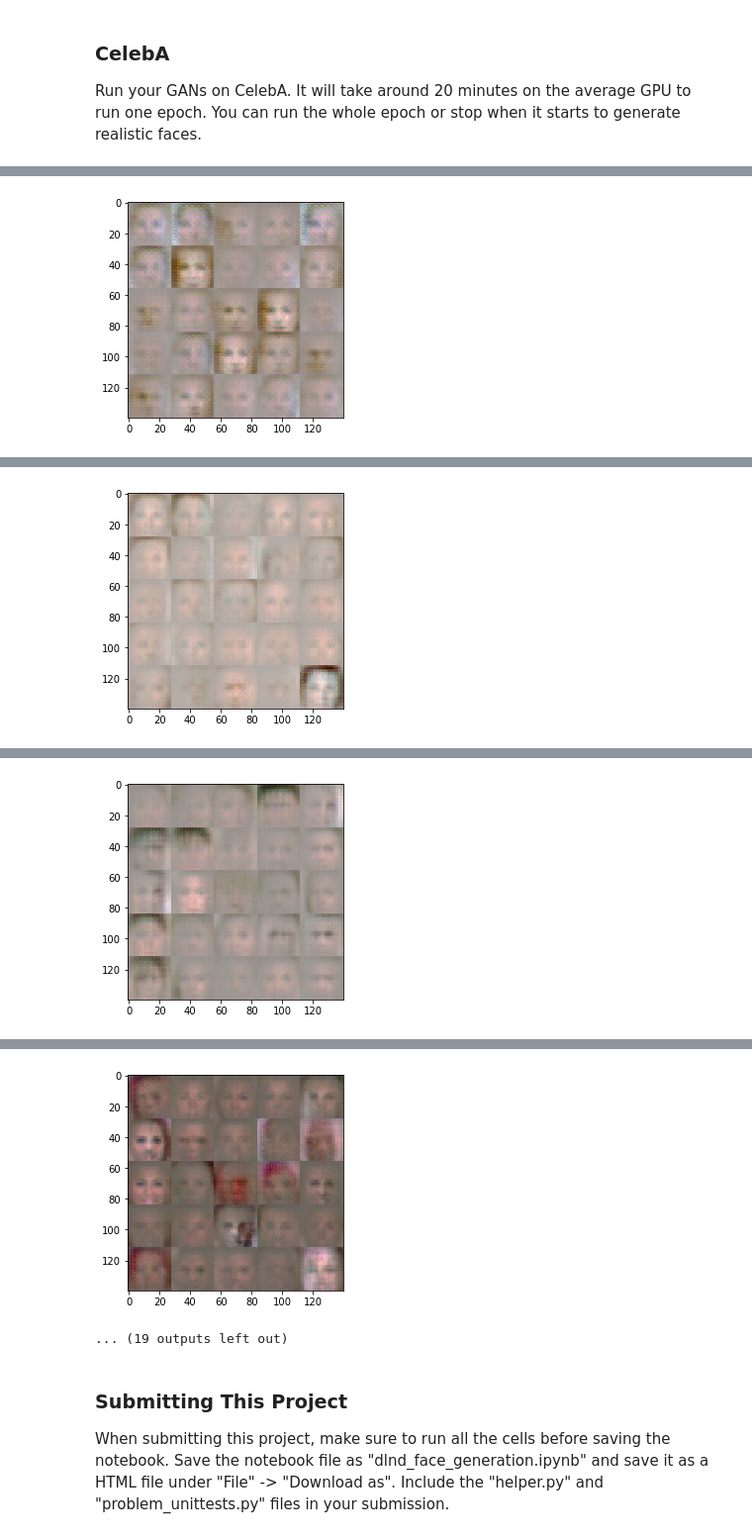
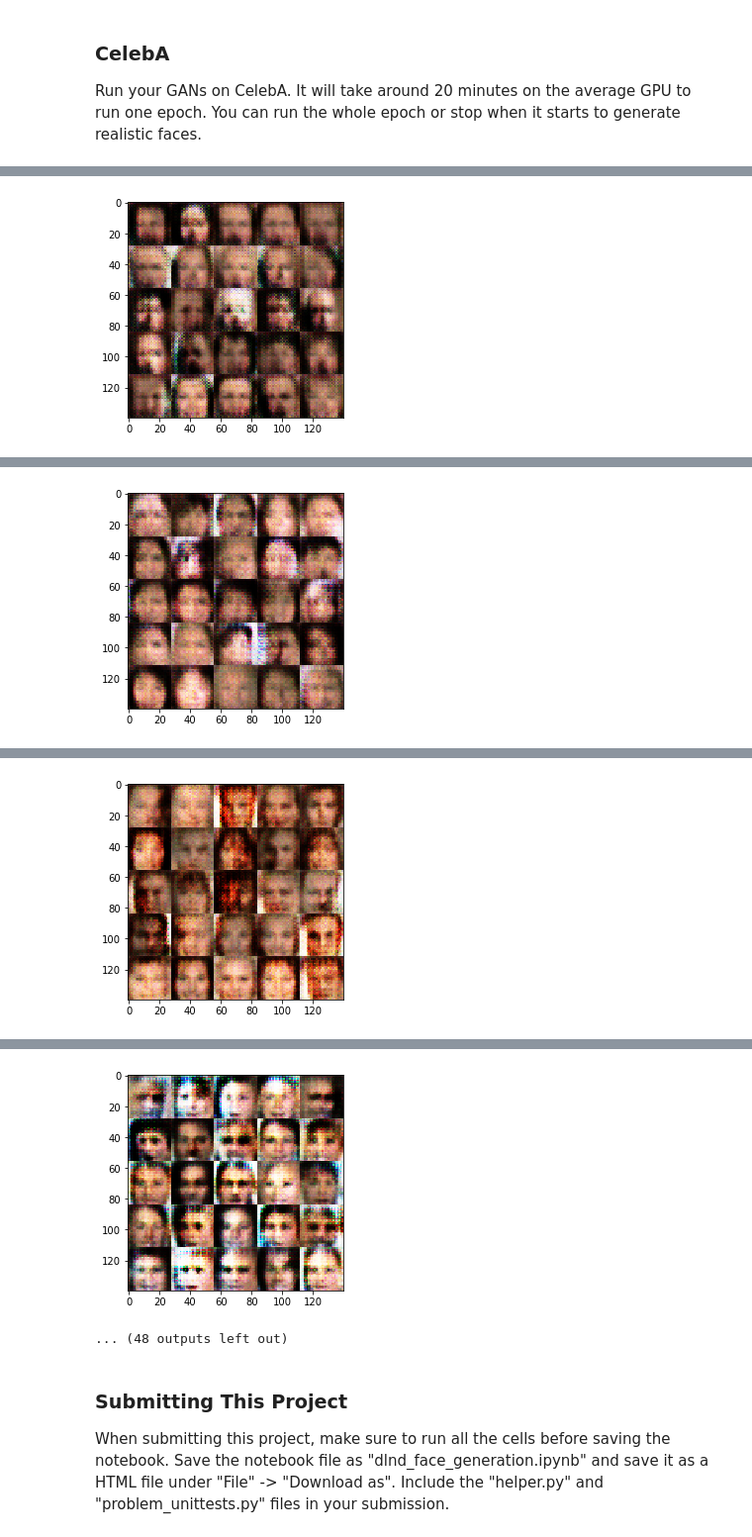
Before and after one commit to KECB/face-generation, a Jupyter notebook: dlnd_face_generation.ipynb, the cells around one changed output, grey strips where cells are left out. Shown at 99% size. Drawn from its saved outputs; the diff is of its cells as text; code cells hidden in the pictures.

```diff
--- a/dlnd_face_generation.ipynb
+++ b/dlnd_face_generation.ipynb
@@ -139,7 +139,7 @@ Tests Passed
 ### Discriminator
 Implement `discriminator` to create a discriminator neural network that discriminates on `images`.  This function should be able to reuse the variabes in the neural network.  Use [`tf.variable_scope`](https://www.tensorflow.org/api_docs/python/tf/variable_scope) with a scope name of "discriminator" to allow the variables to be reused.  The function should return a tuple of (tensor output of the generator, tensor logits of the generator).
 # %%
-def discriminator(images, reuse=False, alpha = 0.2):
+def discriminator(images, reuse=False, alpha = 0.1):
     """
     Create the discriminator network
     :param image: Tensor of input image(s)
@@ -148,27 +148,27 @@ def discriminator(images, reuse=False, alpha = 0.2):
     """
     # TODO: Implement Function
     with tf.variable_scope('discriminator', reuse=reuse):
-        conv1 = tf.layers.conv2d(images, 64, 5, 2, 'same')
+        conv1 = tf.layers.conv2d(images, 32, 5, 2, 'same', kernel_initializer=tf.contrib.layers.xavier_initializer())
         lrelu1 = tf.maximum(alpha * conv1, conv1)
         # 14x14x64
 
-        conv2 = tf.layers.conv2d(lrelu1, 128, 5, 2, 'same')
+        conv2 = tf.layers.conv2d(lrelu1, 64, 5, 2, 'same', kernel_initializer=tf.contrib.layers.xavier_initializer())
         batch_norm1 = tf.layers.batch_normalization(conv2, training=True)
         lrelu2 = tf.maximum(alpha * batch_norm1, batch_norm1)
         # 7x7x128
 
-        conv3 = tf.layers.conv2d(lrelu2, 256, 5, 2, 'same')
+        conv3 = tf.layers.conv2d(lrelu2, 128, 5, 2, 'same', kernel_initializer=tf.contrib.layers.xavier_initializer())
         batch_norm2 = tf.layers.batch_normalization(conv3, training=True)
         lrelu3 = tf.maximum(alpha * batch_norm2, batch_norm2)
         # 4x4x256
 
-        conv4 = tf.layers.conv2d(lrelu3, 512, 5, 2, 'same')
+        conv4 = tf.layers.conv2d(lrelu3, 256, 5, 2, 'same', kernel_initializer=tf.contrib.layers.xavier_initializer())
         batch_norm3 = tf.layers.batch_normalization(conv4, training=True)
         lrelu4 = tf.maximum(alpha * batch_norm3, batch_norm3)
         # 2x2x512
 
         # Flatten it
-        flat = tf.reshape(lrelu4, (-1, 2*2*512))
+        flat = tf.reshape(lrelu4, (-1, 2*2*256))
 
         # Logits
         logits = tf.layers.dense(flat, 1)
@@ -189,7 +189,7 @@ Tests Passed
 ### Generator
 Implement `generator` to generate an image using `z`. This function should be able to reuse the variabes in the neural network.  Use [`tf.variable_scope`](https://www.tensorflow.org/api_docs/python/tf/variable_scope) with a scope name of "generator" to allow the variables to be reused. The function should return the generated 28 x 28 x `out_channel_dim` images.
 # %%
-def generator(z, out_channel_dim, is_train=True, alpha=0.2):
+def generator(z, out_channel_dim, is_train=True, alpha=0.1):
     """
     Create the generator network
     :param z: Input z
@@ -211,20 +211,20 @@ def generator(z, out_channel_dim, is_train=True, alpha=0.2):
         lrelu1 = tf.maximum(alpha * batch_norm1, batch_norm1)
         print('LRELU1', lrelu1.shape)
 
-        deconv1 = tf.layers.conv2d_transpose(lrelu1, 256, 4, strides=1, padding='valid')
+        deconv1 = tf.layers.conv2d_transpose(lrelu1, 128, 4, strides=1, padding='valid')
         batch_norm2 = tf.layers.batch_normalization(deconv1, training=is_train)
         lrelu2 = tf.maximum(alpha * batch_norm2, batch_norm2)
         print('LRELU2', lrelu2.shape)
         # 4x4x256
 
-        deconv2 = tf.layers.conv2d_transpose(lrelu2, 128, 5, 2, 'same')
+        deconv2 = tf.layers.conv2d_transpose(lrelu2, 64, 5, 2, 'same')
         batch_norm3 = tf.layers.batch_normalization(deconv2, training=is_train)
         lrelu3 = tf.maximum(alpha * batch_norm3, batch_norm3)
         print('LRELU3', lrelu3.shape)
         # 7x7x128
 
 
-        deconv3 = tf.layers.conv2d_transpose(lrelu3, 64, 5, 2, 'same')
+        deconv3 = tf.layers.conv2d_transpose(lrelu3, 32, 5, 2, 'same')
         batch_norm4 = tf.layers.batch_normalization(deconv3, training=is_train)
         lrelu4 = tf.maximum(alpha * batch_norm4, batch_norm4)
         print('LRELU4', lrelu4.shape)
@@ -320,7 +320,9 @@ def model_opt(d_loss, g_loss, learning_rate, beta1):
     d_vars = [var for var in t_vars if var.name.startswith('discriminator')]
 
     d_train_opt = tf.train.AdamOptimizer(learning_rate, beta1=beta1).minimize(d_loss, var_list=d_vars)
-    g_train_opt = tf.train.AdamOptimizer(learning_rate, beta1=beta1).minimize(g_loss, var_list=g_vars)
+    update_ops = tf.get_collection(tf.GraphKeys.UPDATE_OPS)
+    with tf.control_dependencies(update_ops):
+        g_train_opt = tf.train.AdamOptimizer(learning_rate, beta1=beta1).minimize(g_loss, var_list=g_vars)
     return d_train_opt, g_train_opt
 
 
@@ -567,10 +569,10 @@ LRELU4 (?, 28, 28, 64)
 ### CelebA
 Run your GANs on CelebA.  It will take around 20 minutes on the average GPU to run one epoch.  You can run the whole epoch or stop when it starts to generate realistic faces.
 # %%
-batch_size = 128
+batch_size = 64
 z_dim = 100
-learning_rate = 0.0002
-beta1 = 0.5
+learning_rate = 0.001
+beta1 = 0.1
 
 
 """
@@ -641 +643 @@ LRELU4 (?, 28, 28, 64)
-[figure, old version]
+[figure, new version]
@@ -660 +662 @@ LRELU4 (?, 28, 28, 64)
-[figure, old version]
+[figure, new version]
@@ -679 +681 @@ LRELU4 (?, 28, 28, 64)
-[figure, old version]
+[figure, new version]
@@ -698,5 +700,5 @@ LRELU4 (?, 28, 28, 64)
-[figure, old version]
+[figure, new version]
-... (19 outputs left out)
+... (48 outputs left out)
 # %% [markdown]
 ### Submitting This Project
 When submitting this project, make sure to run all the cells before saving the notebook. Save the notebook file as "dlnd_face_generation.ipynb" and save it as a HTML file under "File" -> "Download as". Include the "helper.py" and "problem_unittests.py" files in your submission.
```
Also changed, not shown: parts of 3 cells of this notebook, 1 other file.
